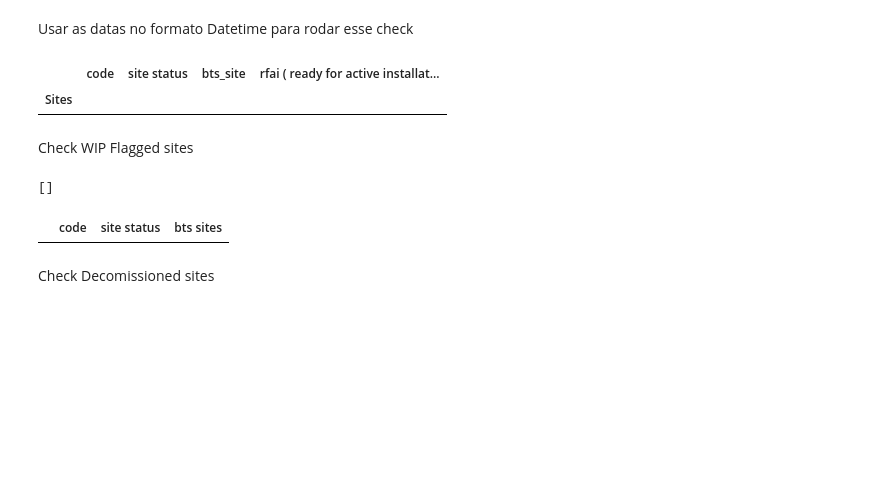
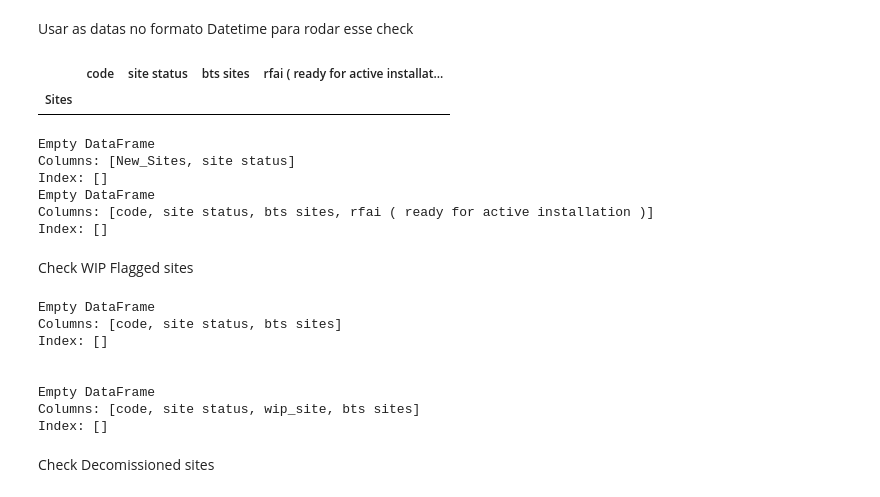
Before and after one commit to emerenan/xlsx_validation, a Jupyter notebook: ro_validations.ipynb, the cells around one changed output. Cells and saved outputs as stored; diff of their text form; code cells hidden in the pictures; blank space fills up the shorter version.

```diff
--- a/ro_validations.ipynb
+++ b/ro_validations.ipynb
@@ -1335,4 +1379,28 @@ towerdb.loc[towerdb[tw_index].isin(sites), 'strategic_site_bucket'] = 'Non Strat
 sites = [i for i in towerdb[towerdb['decommissioned sites']=='NO'][tw_index]]
 towerdb.loc[towerdb[tw_index].isin(sites), 'decommissioned sites'] = 'No'
 
-towerdb.to_csv('/content/TowerDB_Romania_20210831.csv', index=False)
+path_msa = '/content/TowerDB_Romania_20210731.csv'
+msa = pd.read_csv(path_msa, encoding='latin').fillna('')
+msa.columns = lower_str(list(msa.columns))
+msa = msa.rename(columns={
+    'phase msa (phase 1)/pma (phase 2)': 'phase _1/_2',
+    'transmission sites \x96 with/without shelters.': 'transmission sites – with/without shelters.',
+    'transmission hub sites\x92': 'transmission hub sites’',
+    'diameter\nvodafone antenna': 'diameter vodafone antenna',
+    'diameter\n(orange rural & unilateranl ' : 'diameter (orange rural & unilateranl',
+    'unnamed: 35':'no_1',
+    'unnamed: 47':'no_2',
+    'unnamed: 132':'no_3',
+    'unnamed: 134':'no_4'})
+msa.columns = [re.sub(r'^\s+|\s+$', '', str(x.lower())) for x in msa.columns.to_list()]
+msa.head(3)
+
+towerdb = towerdb[list(msa.columns)]
+towerdb = towerdb.rename(columns={
+    'transmission sites – with/without shelters.': 'transmission sites - with/without shelters.',
+    'transmission hub sites’': 'transmission hub sites',
+    'easement (servitù di passaggio)': 'easement (servitu di passaggio)',
+    'no_1':'',
+    'no_2':'',
+    'no_3':'',
+    'no_4':''})
@@ -1342,6 +1466,8 @@ msa = pd.read_csv(path_msa, encoding='latin').fillna('')
 msa.columns = lower_str(list(msa.columns))
 msa = msa.rename(columns={
     'phase msa (phase 1)/pma (phase 2)': 'phase _1/_2',
+    'transmission sites \x96 with/without shelters.': 'transmission sites – with/without shelters.',
+    'transmission hub sites\x92': 'transmission hub sites’',
     'diameter\nvodafone antenna': 'diameter vodafone antenna',
     'diameter\n(orange rural & unilateranl ' : 'diameter (orange rural & unilateranl',
     'unnamed: 35':'no_1',
@@ -1353,9 +1481,5 @@ msa.head(3)
 # %% [markdown]
 In month Checks
-# %%
-towerdb = pd.read_csv('/content/TowerDB_Romania_20210531.csv', engine='python').fillna('')
-towerdb.columns = lower_str(list(towerdb.columns))
-towerdb.columns = lower_str(col_order)
 # %%
 """Check Columns Received"""
 df_cols = check_columns_received(towerdb, lower_str(list(msa.columns)))
@@ -1502,15 +1614,15 @@ See the caveats in the documentation: https://pandas.pydata.org/pandas-docs/stab
 Fifth Check MoM Sites (BTS, decomissoned...)
 # %%
 """ BTS sites"""
-path_uip = '/content/UserInput_Romania_20210731.xlsx'
+path_uip = '/content/UserInput_Romania_20210830.xlsx'
 uip_names = ['Site_ID','Site Categorization', 'BTS site applicable charge (Annual)',\
              'Commercials for sites beyond 10% cap of critical sites (Annual)']
 uip = pd.read_excel(path_uip ,sheet_name='SiteLevel',usecols=[0,1,2,3],skiprows=2).fillna('')
 uip.columns = uip_names
 uip = uip.iloc[1:, :]
 
-msa_sites = [str(i) for i in msa[msa_index]]
-tw_sites = [str(i) for i in towerdb[tw_index]]
+msa_sites = [i for i in msa[msa_index]]
+tw_sites = [i for i in towerdb[tw_index]]
 uip_sites = [str(i) for i in uip['Site_ID']]
 # %%
 df_mom_bts = check_mom_bts(actives, tw_index,tw_status, tw_bts, msa, msa_index, msa_bts)
@@ -1627,36 +1721,46 @@ def check_new_sites(df_towerdb, tw_index, bts_col, bill_col, status_col, msa_lis
     filtered = df_towerdb[[tw_index, status_col]]
 
     #Finding for ALL NEW SITES
     new_site = [i for i in towerdb_list if i not in msa_list]
     new_sites = pd.DataFrame(new_site, columns=['New_Sites'])
     new_sites = pd.merge(new_sites, filtered, how='left', left_on=['New_Sites'], right_on=tw_index)
     new_sites = new_sites[['New_Sites', status_col]]
 
     #create a copy to make index modifications
     df = df_towerdb.copy()
 
     #New columns with Site Codes
     df['Sites'] = df[tw_index]
     #defining site code to index
     df.set_index('Sites', inplace=True)
 
     #filtering by new sites
     df = df[df[tw_index].isin(new_site)]
 
     # Save information os sites with demerged date more than current date
     df[bill_col] = df[bill_col].astype('datetime64[s]')
     df_site_bts = df[(df[bts_col]=='Yes') | (df[bill_col] > current_date)]
 
     #if not (new_sites.empty or bts_out_uis.empty or df_site_bts.empty):
     return new_sites, df_site_bts[[tw_index,status_col, bts_col, bill_col]]
 
 new_sites, df_bts_errors = check_new_sites(towerdb, tw_index, tw_bts, tw_bill,tw_status, msa_sites, tw_sites, uip_sites)
-df_bts_errors
+
 
 #No errors
 # %% [output]
-|  | code | site status | bts_site | rfai ( ready for active installat... |
+|  | code | site status | bts sites | rfai ( ready for active installat... |
 | Sites |  |  |  |  |
+# %%
+print(new_sites)
+print(df_bts_errors)
+# %% [output]
+Empty DataFrame
+Columns: [New_Sites, site status]
+Index: []
+Empty DataFrame
+Columns: [code, site status, bts sites, rfai ( ready for active installation )]
+Index: []
 # %% [markdown]
 Check WIP Flagged sites
 # %%
@@ -1678,11 +1782,20 @@ def check_wip(df_tw,tw_index, wip_tw, tw_bts, tw_status, df_msa, msa_index, wip_
     return wip_out_tw_list, tw_wip_site_bts_flagged
 
 wip_out_tw_list, df_wip_and_bts_flagged = check_wip(towerdb,tw_index, tw_wip, tw_bts,tw_status, msa, msa_index, msa_wip)
-wip_out_tw_list
+
+print(wip_out_tw_list)
+print('\n')
+print(df_wip_and_bts_flagged)
 # No errors
 # %% [output]
-[]
+Empty DataFrame
+Columns: [code, site status, bts sites]
+Index: []
+
+
+Empty DataFrame
+Columns: [code, site status, wip_site, bts sites]
+Index: []
-|  | code | site status | bts sites |
 # %% [markdown]
 Check Decomissioned sites
 # %%
```
Also changed, not shown: parts of 19 cells of this notebook.
